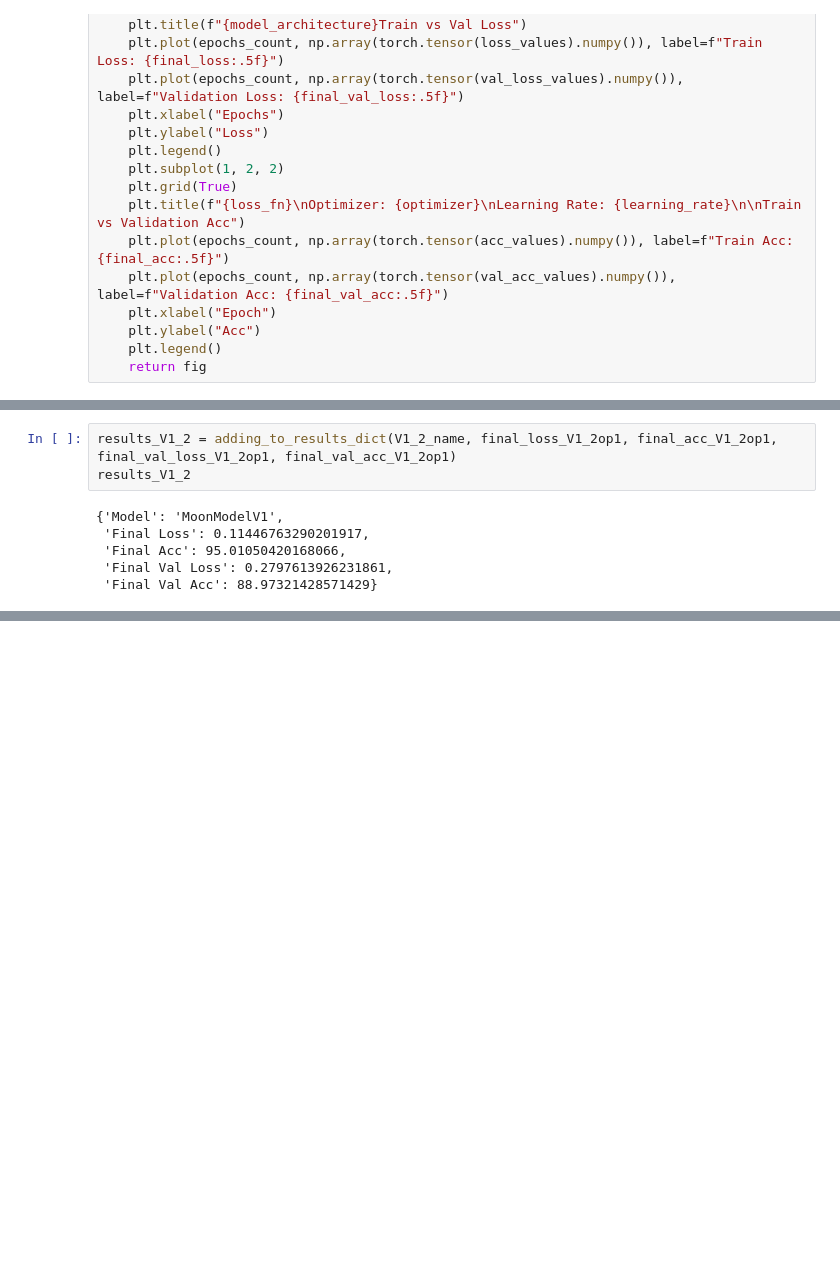
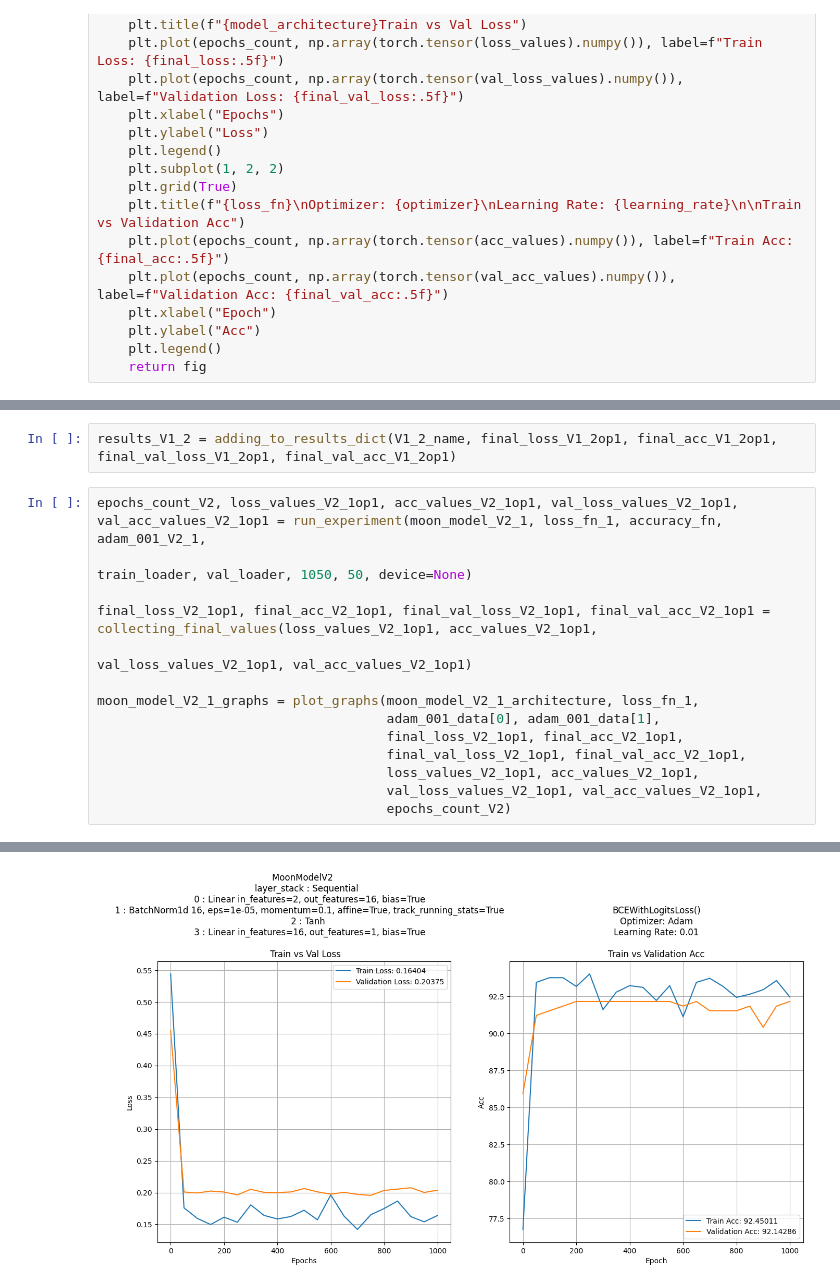
Before and after one commit to marcel1520/ML-course-train-val-test, a Jupyter notebook: training_nn_moons_loop_function.ipynb, the cells around one changed output, grey strips where cells are left out. Drawn from its saved outputs; the diff is of its cells as text; blank space fills up the shorter version.

```diff
--- a/training_nn_moons_loop_function.ipynb
+++ b/training_nn_moons_loop_function.ipynb
@@ -343,9 +336,17 @@ Epoch: 1000 | Loss: 0.114 | Acc: 95.011 | Val Loss: 0.280 | Val Acc: 88.973
 # %%
 results_V1_2 = adding_to_results_dict(V1_2_name, final_loss_V1_2op1, final_acc_V1_2op1, final_val_loss_V1_2op1, final_val_acc_V1_2op1)
-results_V1_2
-# %% [output]
-{'Model': 'MoonModelV1',
- 'Final Loss': 0.11446763290201917,
- 'Final Acc': 95.01050420168066,
- 'Final Val Loss': 0.2797613926231861,
- 'Final Val Acc': 88.97321428571429}
+# %%
+epochs_count_V2, loss_values_V2_1op1, acc_values_V2_1op1, val_loss_values_V2_1op1, val_acc_values_V2_1op1 = run_experiment(moon_model_V2_1, loss_fn_1, accuracy_fn, adam_001_V2_1,
+                                                                                                                           train_loader, val_loader, 1050, 50, device=None)
+
+final_loss_V2_1op1, final_acc_V2_1op1, final_val_loss_V2_1op1, final_val_acc_V2_1op1 = collecting_final_values(loss_values_V2_1op1, acc_values_V2_1op1,
+                                                                                                               val_loss_values_V2_1op1, val_acc_values_V2_1op1)
+
+moon_model_V2_1_graphs = plot_graphs(moon_model_V2_1_architecture, loss_fn_1,
+                                     adam_001_data[0], adam_001_data[1],
+                                     final_loss_V2_1op1, final_acc_V2_1op1,
+                                     final_val_loss_V2_1op1, final_val_acc_V2_1op1,
+                                     loss_values_V2_1op1, acc_values_V2_1op1,
+                                     val_loss_values_V2_1op1, val_acc_values_V2_1op1,
+                                     epochs_count_V2)
+# %% [output]
@@ -351,0 +370 @@ results_V1_2
+[figure, added]
```
Also changed, not shown: parts of 13 cells of this notebook, 1 other file.
